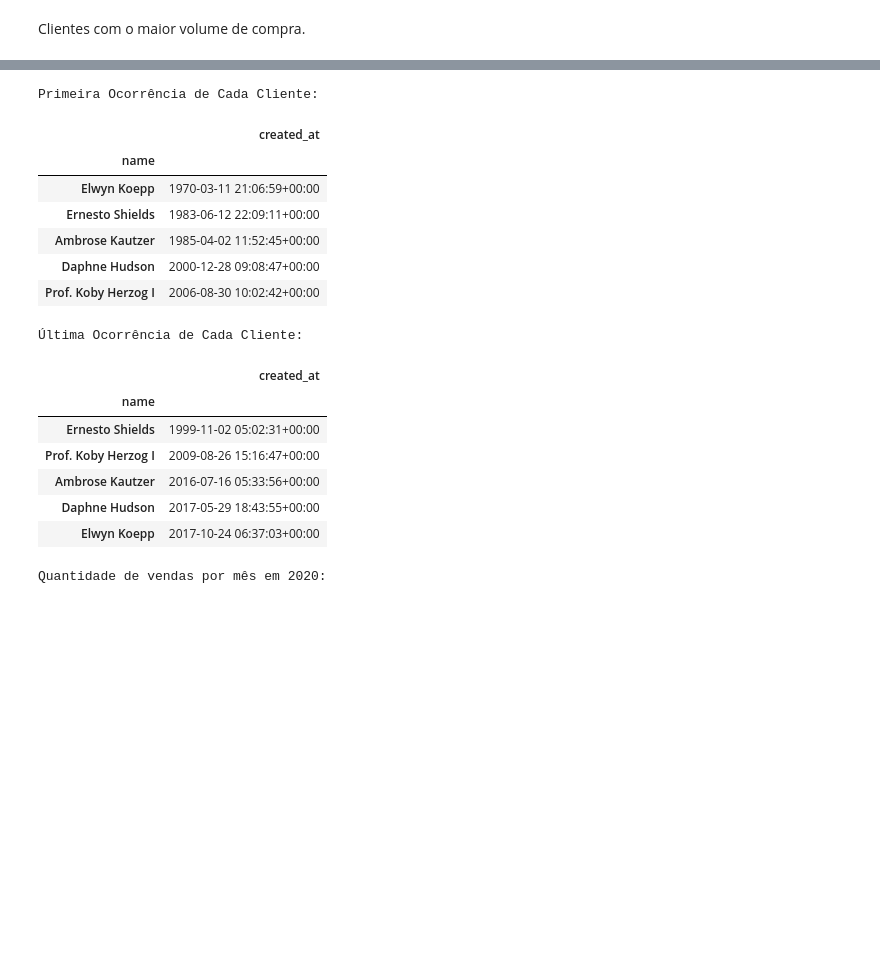
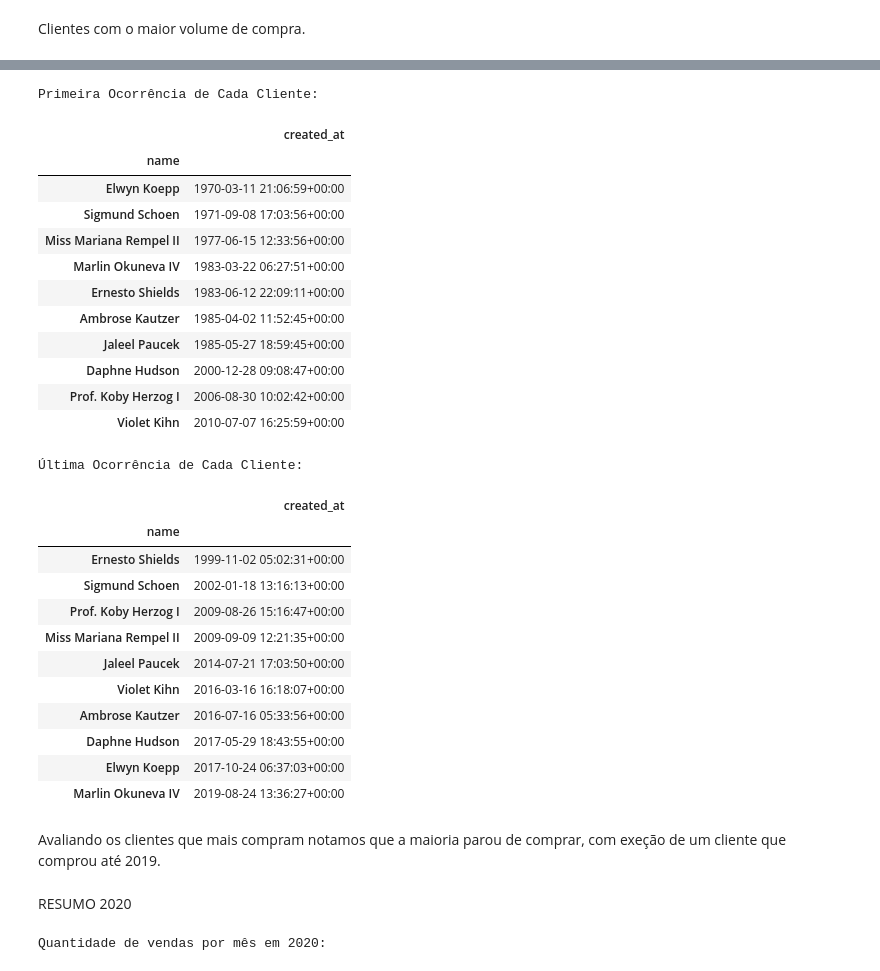
Before and after one commit to G0807/vendas-kaggle, a Jupyter notebook: vendasKaggle.ipynb, the cells around one changed output, grey strips where cells are left out. Drawn from its saved outputs; the diff is of its cells as text; code cells hidden in the pictures; blank space fills up the shorter version.

```diff
--- a/vendasKaggle.ipynb
+++ b/vendasKaggle.ipynb
@@ -389,32 +418,46 @@ plt.show()
 # %%
-clintes_mais_compras = vendas_df[['name','quantity']].groupby('name').sum().sort_values(by='quantity', ascending=False).head(5)
+clintes_mais_compras = vendas_df[['name','quantity']].groupby('name').sum().sort_values(by='quantity', ascending=False).head(10)
 lista_de_nomes = clintes_mais_compras.index.tolist()
 
-df_top_5_clientes_filtrado = vendas_df[vendas_df['name'].isin(lista_de_nomes)]
+df_top_10_clientes_filtrado = vendas_df[vendas_df['name'].isin(lista_de_nomes)]
 
-primeira_ocorrencia_cliente = df_top_5_clientes_filtrado[['name','created_at']].groupby('name').min().sort_values(by='created_at', ascending=True)
-ultima_ocorrencia_cliente = df_top_5_clientes_filtrado[['name','created_at']].groupby('name').max().sort_values(by='created_at', ascending=True)
+primeira_ocorrencia_cliente = df_top_10_clientes_filtrado[['name','created_at']].groupby('name').min().sort_values(by='created_at', ascending=True)
+ultima_ocorrencia_cliente = df_top_10_clientes_filtrado[['name','created_at']].groupby('name').max().sort_values(by='created_at', ascending=True)
 print("Primeira Ocorrência de Cada Cliente:")
 display(primeira_ocorrencia_cliente)
 print("\nÚltima Ocorrência de Cada Cliente:")
 display(ultima_ocorrencia_cliente)
 # %% [output]
 Primeira Ocorrência de Cada Cliente:
 |  | created_at |
 | name |  |
 | Elwyn Koepp | 1970-03-11 21:06:59+00:00 |
+| Sigmund Schoen | 1971-09-08 17:03:56+00:00 |
+| Miss Mariana Rempel II | 1977-06-15 12:33:56+00:00 |
+| Marlin Okuneva IV | 1983-03-22 06:27:51+00:00 |
 | Ernesto Shields | 1983-06-12 22:09:11+00:00 |
 | Ambrose Kautzer | 1985-04-02 11:52:45+00:00 |
+| Jaleel Paucek | 1985-05-27 18:59:45+00:00 |
 | Daphne Hudson | 2000-12-28 09:08:47+00:00 |
 | Prof. Koby Herzog I | 2006-08-30 10:02:42+00:00 |
+| Violet Kihn | 2010-07-07 16:25:59+00:00 |
 Última Ocorrência de Cada Cliente:
 |  | created_at |
 | name |  |
 | Ernesto Shields | 1999-11-02 05:02:31+00:00 |
+| Sigmund Schoen | 2002-01-18 13:16:13+00:00 |
 | Prof. Koby Herzog I | 2009-08-26 15:16:47+00:00 |
+| Miss Mariana Rempel II | 2009-09-09 12:21:35+00:00 |
+| Jaleel Paucek | 2014-07-21 17:03:50+00:00 |
+| Violet Kihn | 2016-03-16 16:18:07+00:00 |
 | Ambrose Kautzer | 2016-07-16 05:33:56+00:00 |
 | Daphne Hudson | 2017-05-29 18:43:55+00:00 |
 | Elwyn Koepp | 2017-10-24 06:37:03+00:00 |
+| Marlin Okuneva IV | 2019-08-24 13:36:27+00:00 |
+# %% [markdown]
+Avaliando os clientes que mais compram notamos que a maioria parou de comprar, com exeção de um cliente que comprou até 2019.
+# %% [markdown]
+RESUMO 2020
 # %%
 resumo_2020 = vendas_df[vendas_df['created_at'].dt.year == 2020]
 
```
Also changed, not shown: parts of 29 cells of this notebook.
